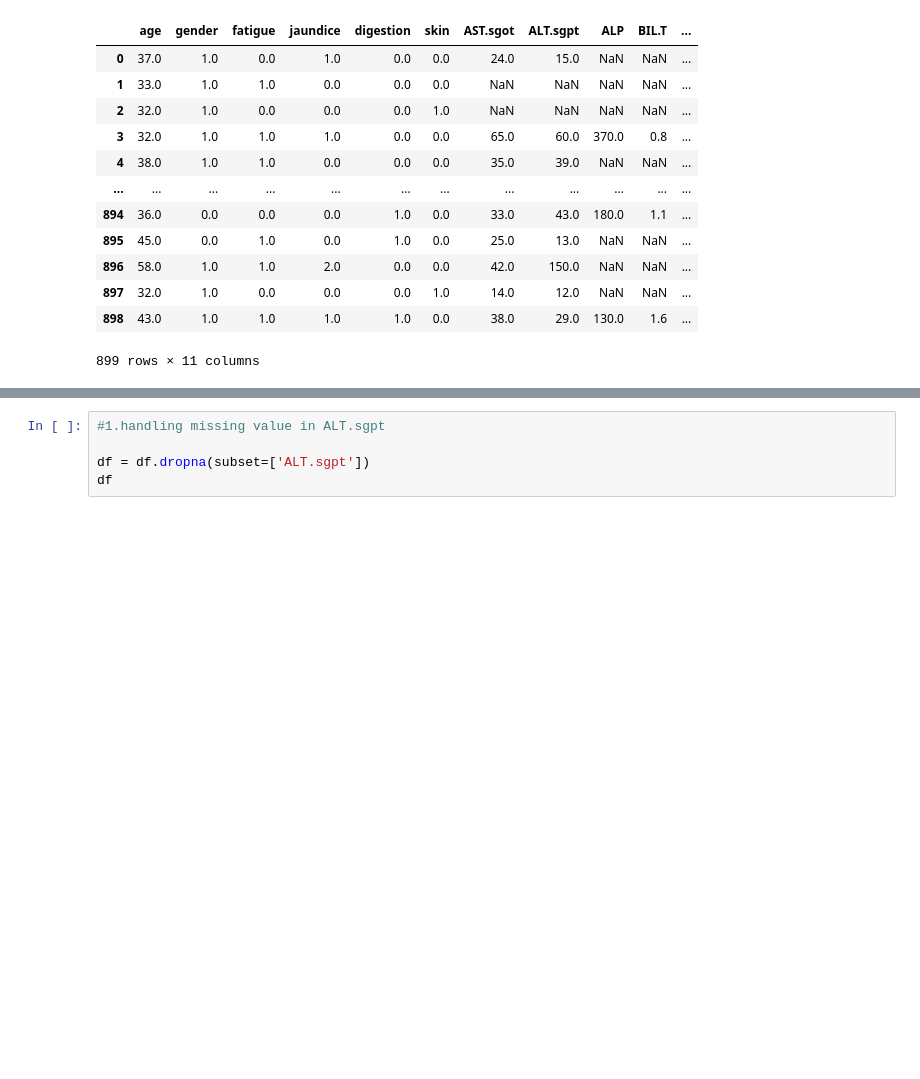
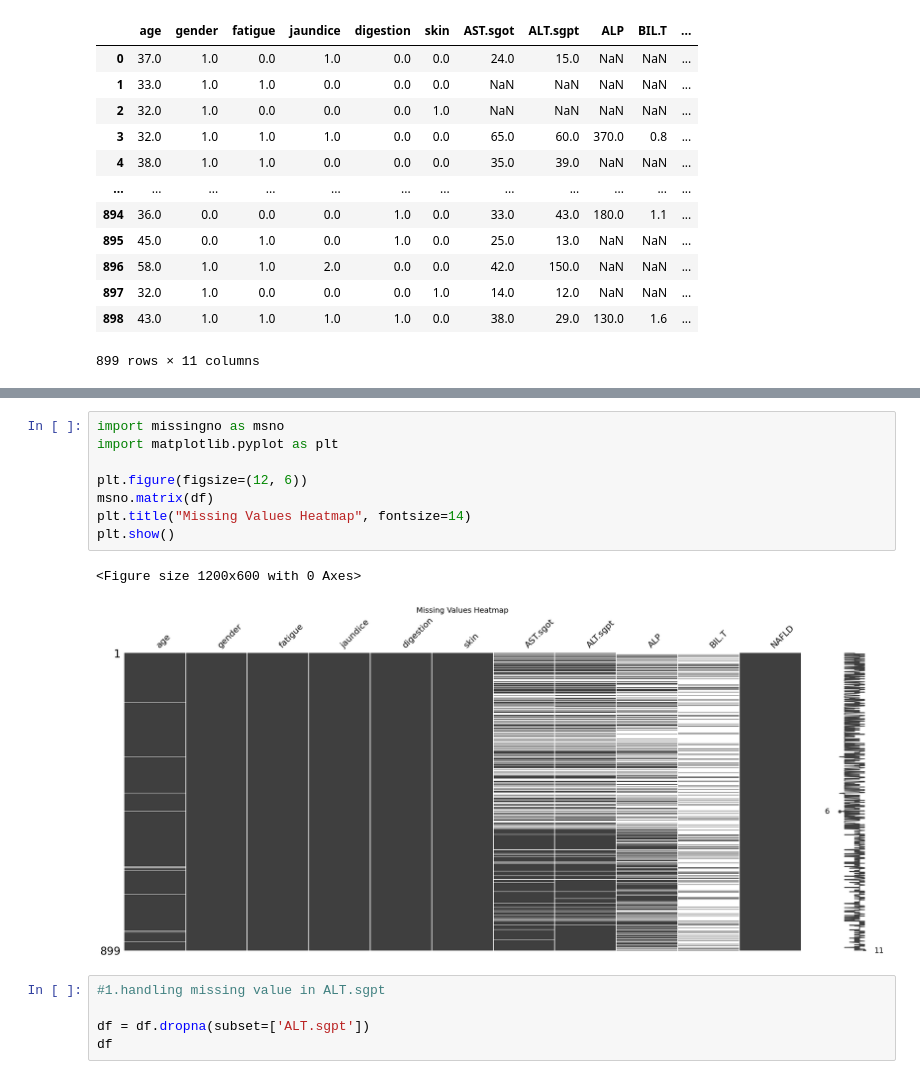
Before and after one commit to jnsbrdbr/CogniGenie, a Jupyter notebook: Untitled48.ipynb, the cells around one changed output, grey strips where cells are left out. Drawn from its saved outputs; the diff is of its cells as text; blank space fills up the shorter version.

```diff
--- a/Untitled48.ipynb
+++ b/Untitled48.ipynb
@@ -127,3 +153,14 @@ df
+# %%
+import missingno as msno
+import matplotlib.pyplot as plt
+
+plt.figure(figsize=(12, 6))
+msno.matrix(df)
+plt.title("Missing Values Heatmap", fontsize=14)
+plt.show()
+# %% [output]
+<Figure size 1200x600 with 0 Axes>
+[figure, added]
 # %%
 #1.handling missing value in ALT.sgpt
 
```
Also changed, not shown: parts of 9 cells of this notebook.
